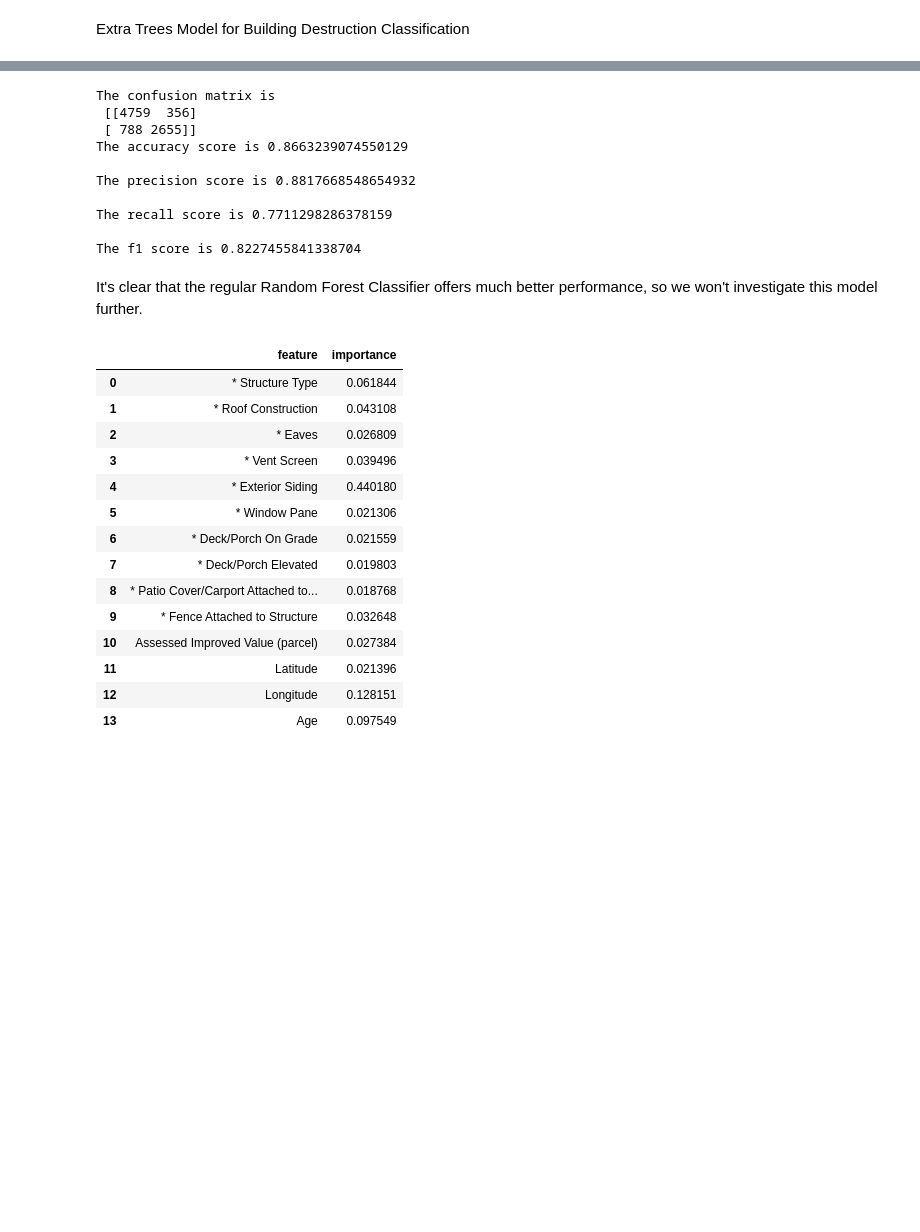
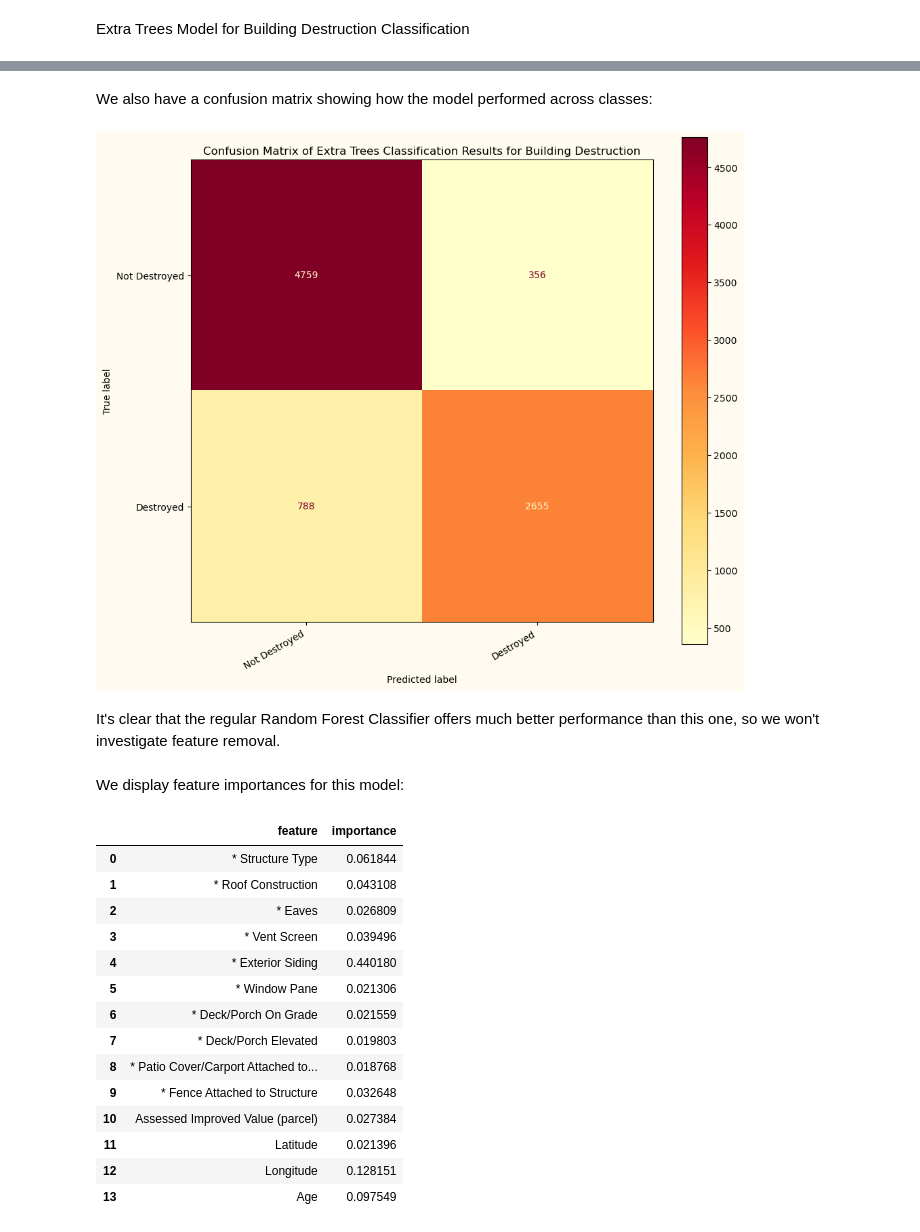
Before and after one commit to kbspecht/erdos-2025-wildfire-structural-damage, a Jupyter notebook: models/Extra_trees.ipynb, the cells around one changed output, grey strips where cells are left out. Drawn from its saved outputs; the diff is of its cells as text; code cells hidden in the pictures; blank space fills up the shorter version.

```diff
--- a/models/Extra_trees.ipynb
+++ b/models/Extra_trees.ipynb
@@ -74,23 +107,24 @@ weighted avg       0.87      0.87      0.86      8558
+# %% [markdown]
+We also have a confusion matrix showing how the model performed across classes:
 # %%
+from sklearn.metrics import confusion_matrix
+from sklearn.metrics import ConfusionMatrixDisplay
+import matplotlib.pyplot as plt
+
 best_et = grid_search_et.best_estimator_
-print('The confusion matrix is \n', confusion_matrix(y_test.values, y_etpred))
-print('The accuracy score is', accuracy_score(y_test.values, y_etpred), '\n')
-print('The precision score is', precision_score(y_test.values, y_etpred), '\n')
-print('The recall score is', recall_score(y_test.values, y_etpred), '\n')
-print('The f1 score is', f1_score(y_test.values, y_etpred), '\n')
+cm = confusion_matrix(y_test, y_etpred)
+disp = ConfusionMatrixDisplay(confusion_matrix=cm, display_labels=['Not Destroyed', 'Destroyed'])
+fig, ax = plt.subplots(figsize=(11, 11), facecolor = ('#fffbf0'))
+disp.plot(ax=ax, cmap='YlOrRd')
+fig.autofmt_xdate()
+plt.title("Confusion Matrix of Extra Trees Classification Results for Building Destruction")
+plt.show()
 # %% [output]
-The confusion matrix is
- [[4759  356]
- [ 788 2655]]
-The accuracy score is 0.8663239074550129
-
-The precision score is 0.8817668548654932
-
-The recall score is 0.7711298286378159
-
-The f1 score is 0.8227455841338704
+[figure, added]
 # %% [markdown]
-It's clear that the regular Random Forest Classifier offers much better performance, so we won't investigate this model further.
+It's clear that the regular Random Forest Classifier offers much better performance than this one, so we won't investigate feature removal.
+# %% [markdown]
+We display feature importances for this model:
 # %%
 from IPython.display import display
 
```
Also changed, not shown: parts of 14 cells of this notebook, 2 other files.
